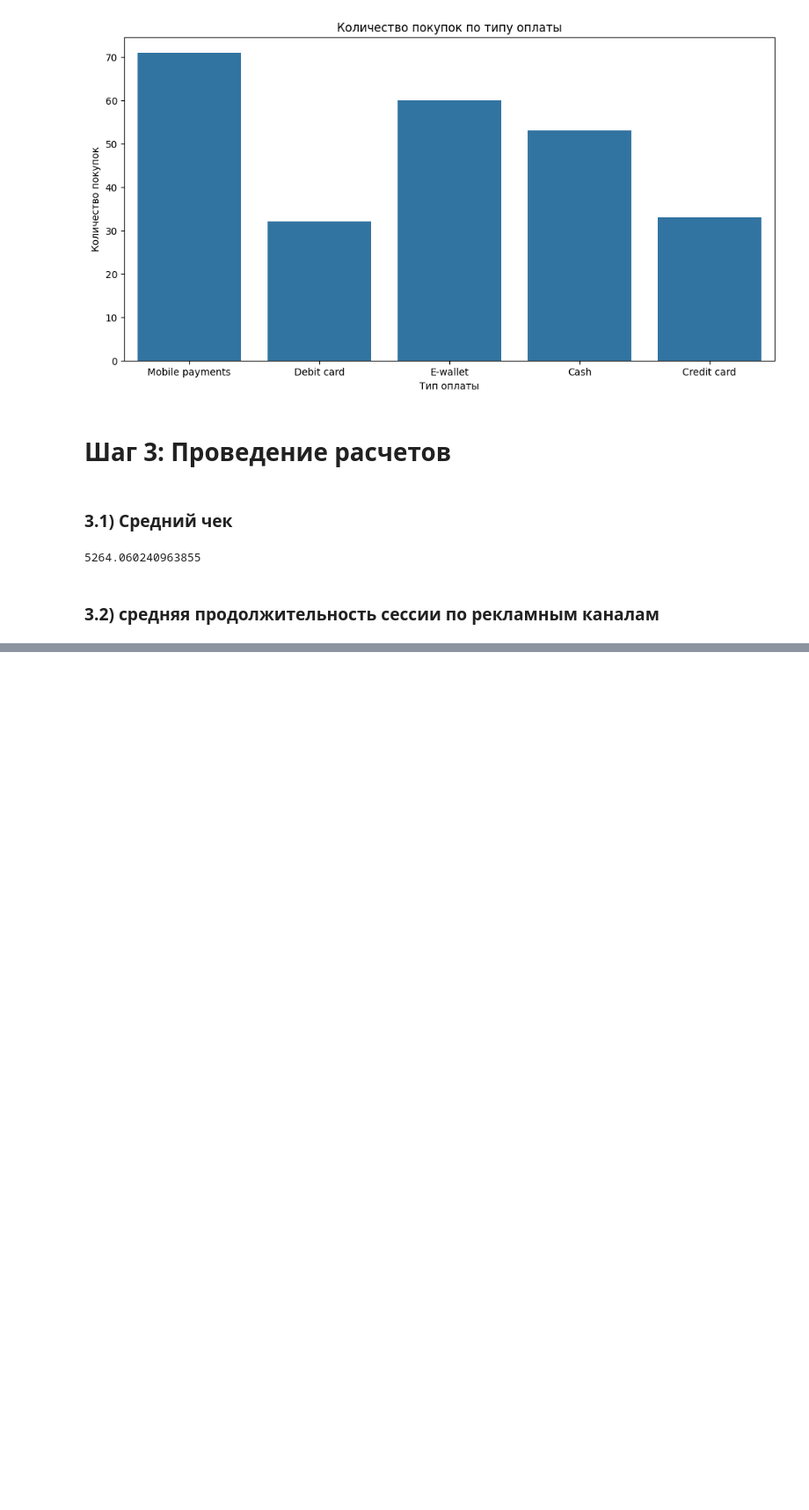
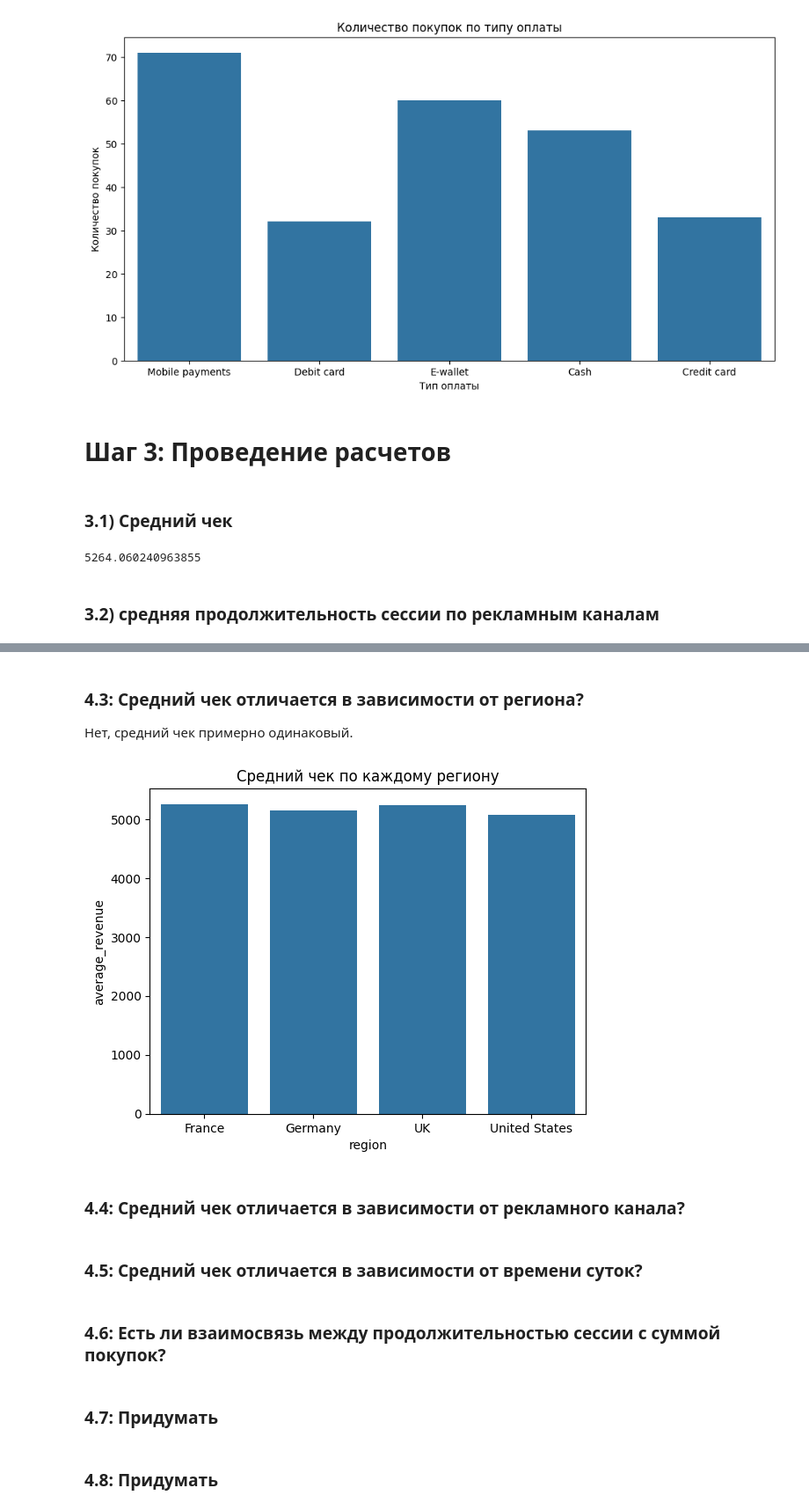
Before and after one commit to zhukovrost/lyceumFinalProject, a Jupyter notebook: project.ipynb, the cells around one changed output, grey strips where cells are left out. Shown at 88% size. Drawn from its saved outputs; the diff is of its cells as text; code cells hidden in the pictures; blank space fills up the shorter version.

```diff
--- a/project.ipynb
+++ b/project.ipynb
@@ -466,0 +508,22 @@ print(av_check)
+# %% [markdown]
+### 4.3: Cредний чек отличается в зависимости от региона?
+
+Нет, средний чек примерно одинаковый.
+# %%
+grouped_data = orders.groupby('region')["revenue_with_discount"].mean().reset_index(name='average_revenue')
+
+sns.barplot(data=grouped_data, x='region', y='average_revenue')
+plt.title("Средний чек по каждому региону")
+plt.show()
+# %% [output]
+[figure, added]
+# %% [markdown]
+### 4.4: Cредний чек отличается в зависимости от рекламного канала?
+# %% [markdown]
+### 4.5: Cредний чек отличается в зависимости от времени суток?
+# %% [markdown]
+### 4.6: Есть ли взаимосвязь между продолжительностью сессии с суммой покупок?
+# %% [markdown]
+### 4.7: Придумать
+# %% [markdown]
+### 4.8: Придумать
```
Also changed, not shown: parts of 8 cells of this notebook.
